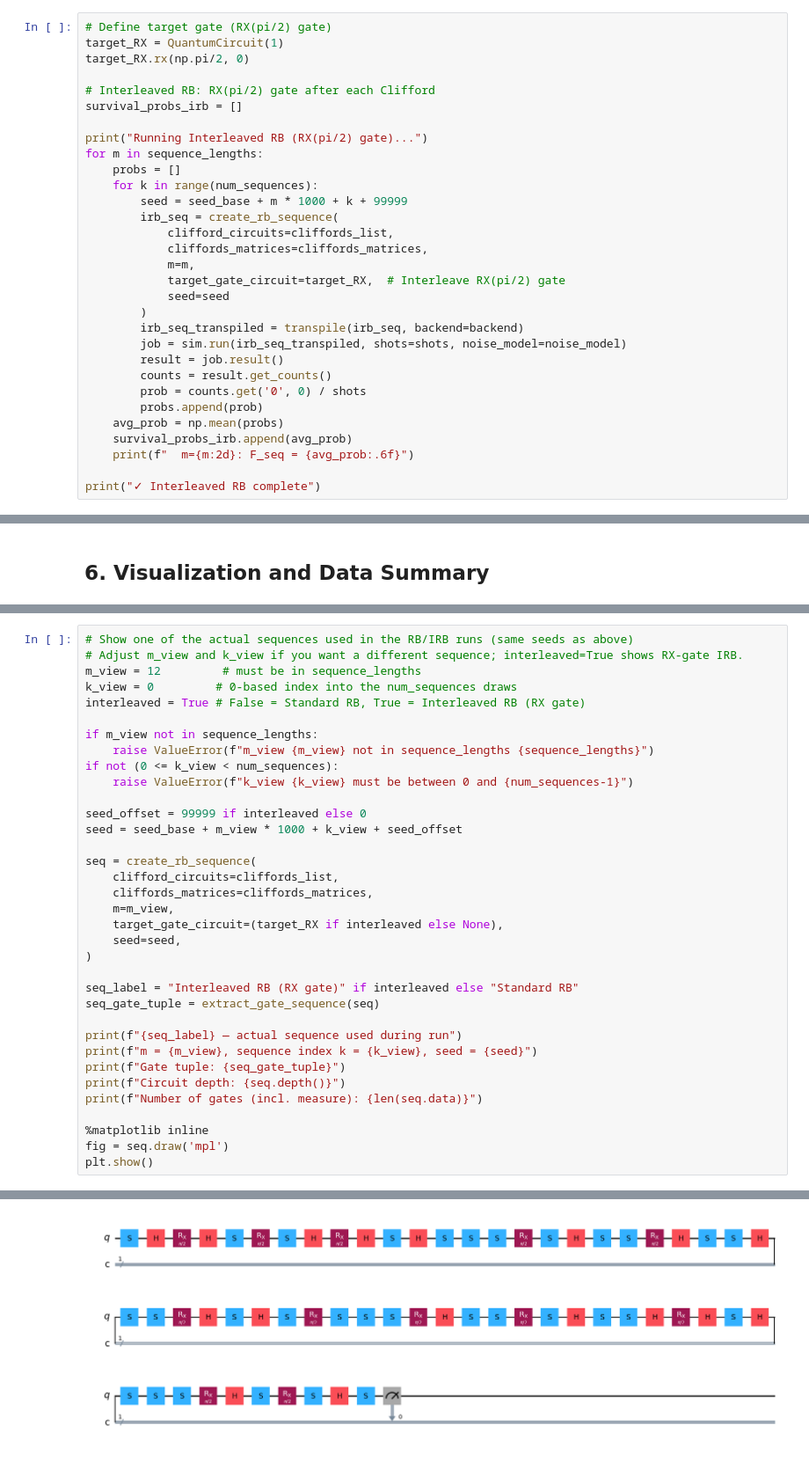
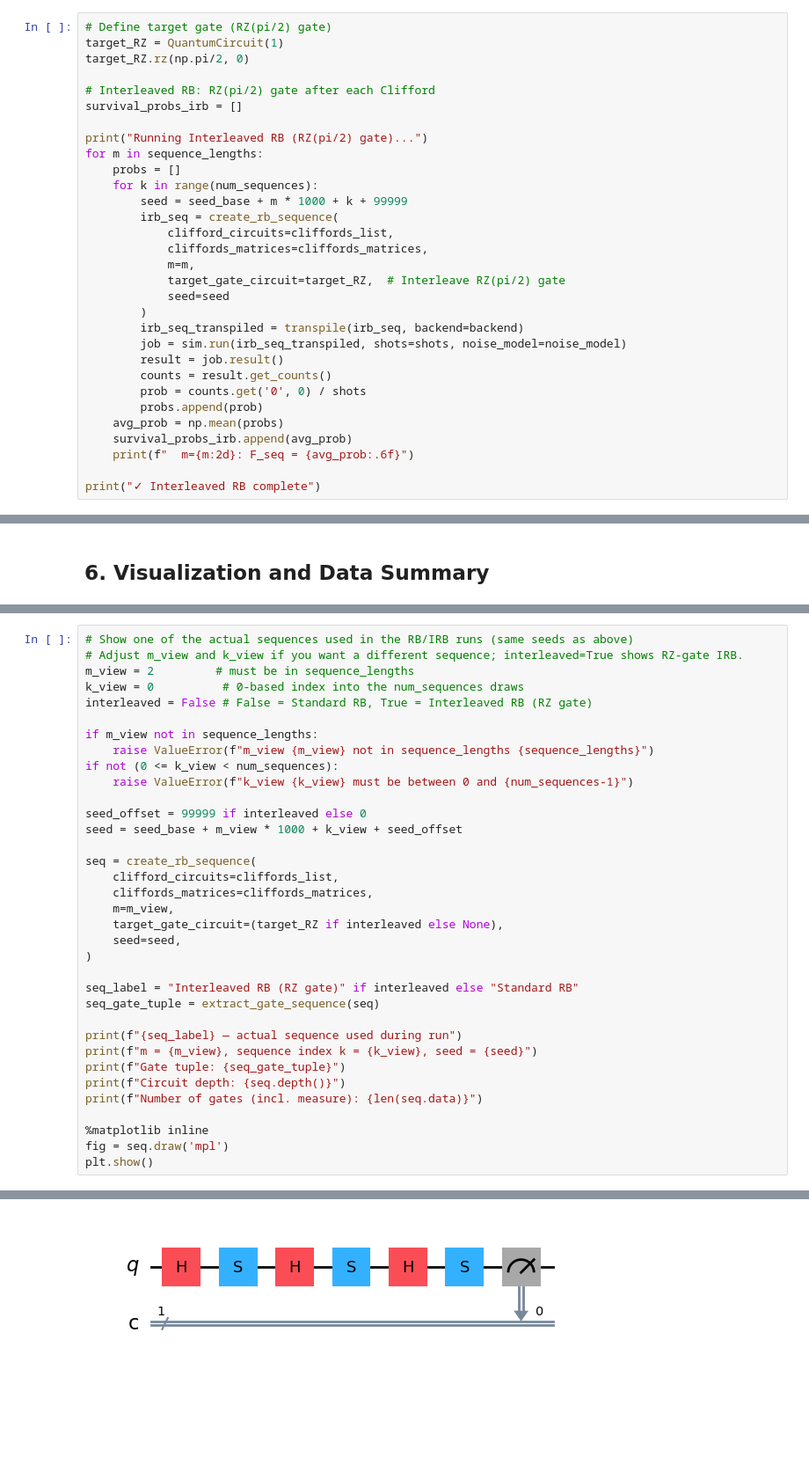
Before and after one commit to lv-laura/benchmarking-ibm-qbs, a Jupyter notebook: noisy_channel_simulation.ipynb, the cells around one changed output, grey strips where cells are left out. Shown at 88% size. Saved outputs shown, nothing was run; the diff lists cells and outputs as text; blank space fills up the shorter version.

```diff
--- a/noisy_channel_simulation.ipynb
+++ b/noisy_channel_simulation.ipynb
@@ -278,14 +278,14 @@ Average error per Clifford r (first-order): 0.00009006 (0.009006%)
 # %% [markdown]
 ## 5. Interleaved RB - Characterize RX Gate
 # %%
-# Define target gate (RX(pi/2) gate)
-target_RX = QuantumCircuit(1)
-target_RX.rx(np.pi/2, 0)
+# Define target gate (RZ(pi/2) gate)
+target_RZ = QuantumCircuit(1)
+target_RZ.rz(np.pi/2, 0)
 
-# Interleaved RB: RX(pi/2) gate after each Clifford
+# Interleaved RB: RZ(pi/2) gate after each Clifford
 survival_probs_irb = []
 
-print("Running Interleaved RB (RX(pi/2) gate)...")
+print("Running Interleaved RB (RZ(pi/2) gate)...")
 for m in sequence_lengths:
     probs = []
     for k in range(num_sequences):
@@ -294,7 +294,7 @@ for m in sequence_lengths:
             clifford_circuits=cliffords_list,
             cliffords_matrices=cliffords_matrices,
             m=m,
-            target_gate_circuit=target_RX,  # Interleave RX(pi/2) gate
+            target_gate_circuit=target_RZ,  # Interleave RZ(pi/2) gate
             seed=seed
         )
         irb_seq_transpiled = transpile(irb_seq, backend=backend)
@@ -415,9 +415,9 @@ plt.show()
 # %%
 # Show one of the actual sequences used in the RB/IRB runs (same seeds as above)
-# Adjust m_view and k_view if you want a different sequence; interleaved=True shows RX-gate IRB.
-m_view = 12         # must be in sequence_lengths
-k_view = 0         # 0-based index into the num_sequences draws
-interleaved = True # False = Standard RB, True = Interleaved RB (RX gate)
+# Adjust m_view and k_view if you want a different sequence; interleaved=True shows RZ-gate IRB.
+m_view = 2         # must be in sequence_lengths
+k_view = 0          # 0-based index into the num_sequences draws
+interleaved = False # False = Standard RB, True = Interleaved RB (RZ gate)
 
 if m_view not in sequence_lengths:
     raise ValueError(f"m_view {m_view} not in sequence_lengths {sequence_lengths}")
@@ -431,11 +431,11 @@ seq = create_rb_sequence(
     clifford_circuits=cliffords_list,
     cliffords_matrices=cliffords_matrices,
     m=m_view,
-    target_gate_circuit=(target_RX if interleaved else None),
+    target_gate_circuit=(target_RZ if interleaved else None),
     seed=seed,
 )
 
-seq_label = "Interleaved RB (RX gate)" if interleaved else "Standard RB"
+seq_label = "Interleaved RB (RZ gate)" if interleaved else "Standard RB"
 seq_gate_tuple = extract_gate_sequence(seq)
 
 print(f"{seq_label} — actual sequence used during run")
@@ -456,4 +456,4 @@ Number of gates (incl. measure): 61
-[figure, old version]
+[figure, new version]
 # %%
 #Debug Fit order 1
 print("m_vals:", m_vals)
```
Also changed, not shown: parts of 10 cells of this notebook.
